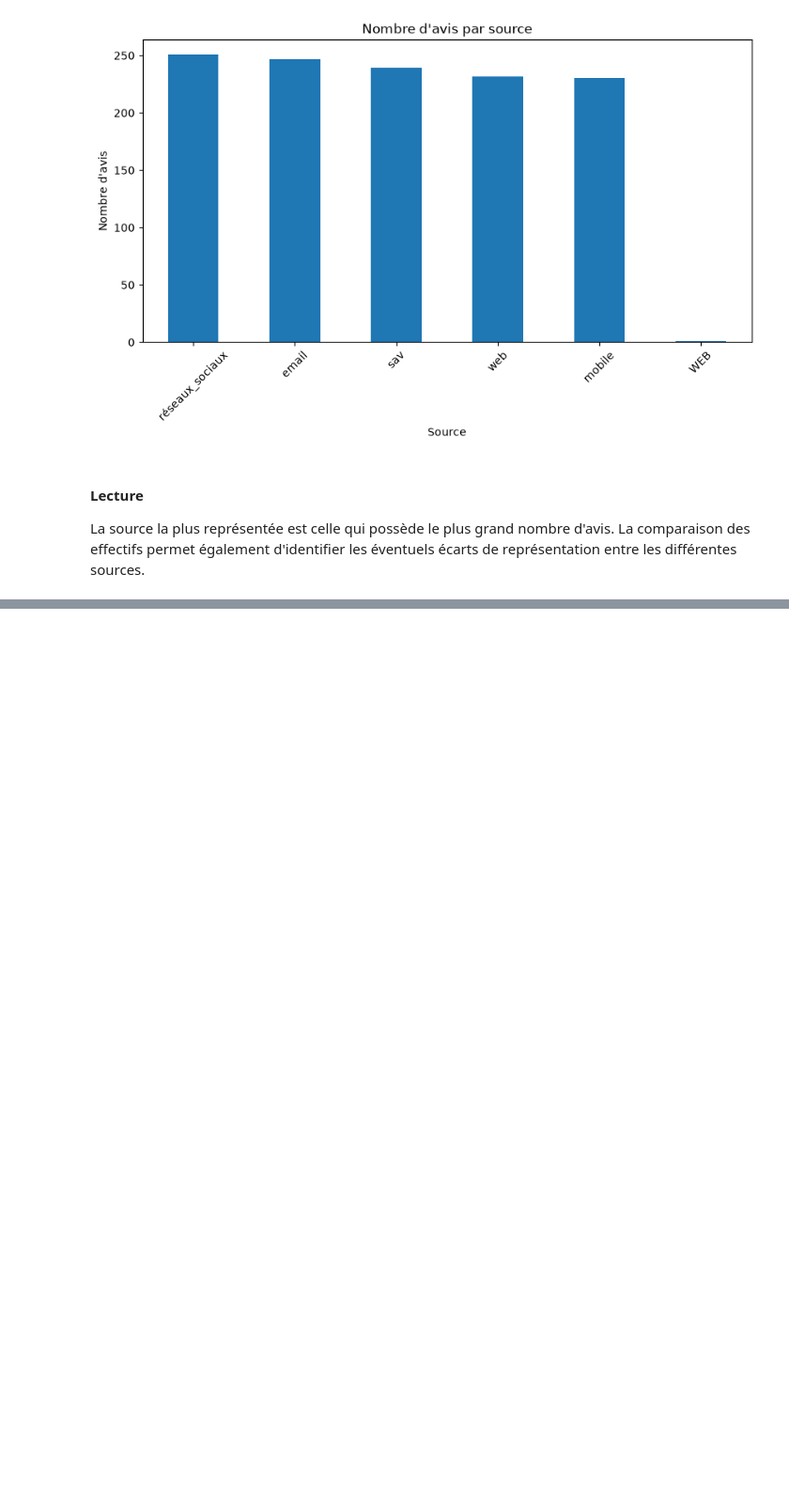
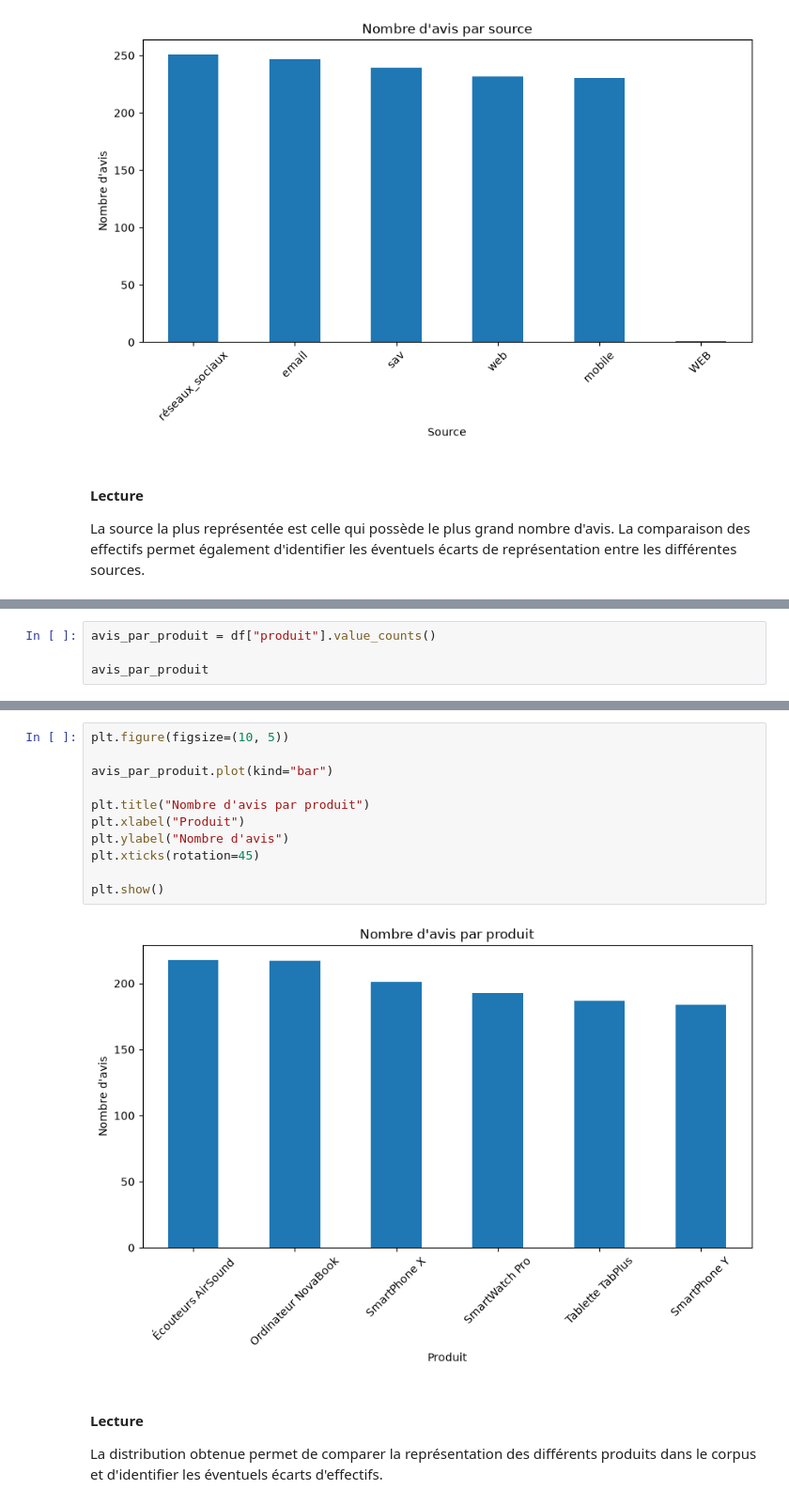
Before and after one commit to sirius-code7/atelier_prepa_donnees_textuelles, a Jupyter notebook: notebooks/atelier_prepa_donnees_textuelles.ipynb, the cells around one changed output, grey strips where cells are left out. Shown at 94% size. Drawn from its saved outputs; the diff is of its cells as text; blank space fills up the shorter version.

Commit message:
visualiser + lecture les avis par produit [1.16]

```diff
--- a/notebooks/atelier_prepa_donnees_textuelles.ipynb
+++ b/notebooks/atelier_prepa_donnees_textuelles.ipynb
@@ -459,0 +464,4 @@ La source la plus représentée est celle qui possède le plus grand nombre d'av
+# %%
+avis_par_produit = df["produit"].value_counts()
+
+avis_par_produit
@@ -459,0 +477,17 @@ La source la plus représentée est celle qui possède le plus grand nombre d'av
+# %%
+plt.figure(figsize=(10, 5))
+
+avis_par_produit.plot(kind="bar")
+
+plt.title("Nombre d'avis par produit")
+plt.xlabel("Produit")
+plt.ylabel("Nombre d'avis")
+plt.xticks(rotation=45)
+
+plt.show()
+# %% [output]
+[figure, added]
+# %% [markdown]
+#### Lecture
+
+La distribution obtenue permet de comparer la représentation des différents produits dans le corpus et d'identifier les éventuels écarts d'effectifs.
```
Also changed, not shown: parts of 2 cells of this notebook.
